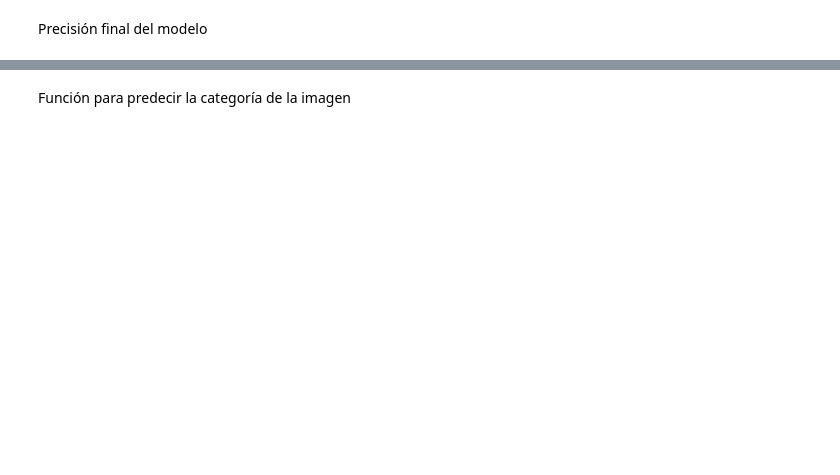
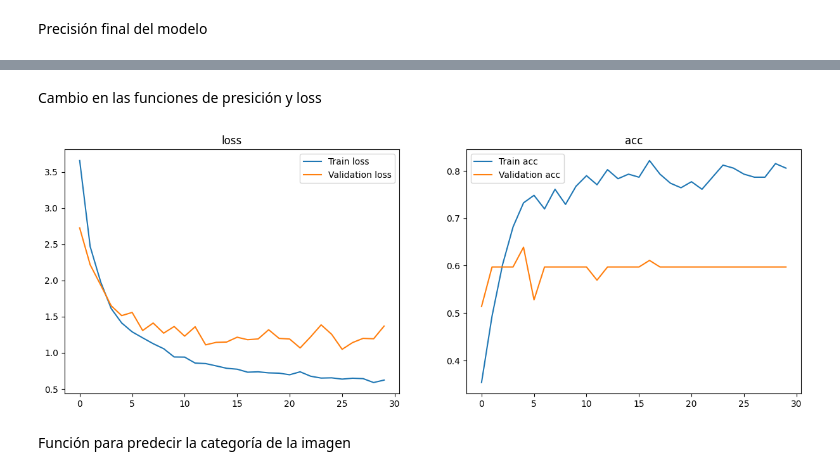
Before and after one commit to LS-Santos-G/Proyecto-final-de-matematicas-discretas, a Jupyter notebook: main.ipynb, the cells around one changed output, grey strips where cells are left out. Saved outputs shown, nothing was run; the diff lists cells and outputs as text; code cells hidden in the pictures; blank space fills up the shorter version.

```diff
--- a/main.ipynb
+++ b/main.ipynb
@@ -48,8 +39,9 @@ splitfolders.ratio(
 #img_size = (130, 162)
 img_size = (224, 224)
 
-batch_size = 32
+batch_size = 16
 
+#Regularización
 train_datagen = ImageDataGenerator(
     preprocessing_function= preprocess_input, #usa la funcion preprocess input de resNet50
     rotation_range=20, #rota las imagenes aleatoreamente
@@ -58,6 +50,7 @@ train_datagen = ImageDataGenerator(
     shear_range=0.2,
     zoom_range= 0.2,
     horizontal_flip=True,
+    vertical_flip=True,
     fill_mode= 'nearest'
 )
 # %%
@@ -78,7 +71,8 @@ train_data = train_datagen.flow_from_directory(
     train_dir,
     target_size=img_size,
     batch_size=batch_size,
-    class_mode='categorical'
+    class_mode='categorical',
+    shuffle=True
 )
 
 valid_data = valid_datagen.flow_from_directory(
@@ -126,7 +118,7 @@ E0000 00:00:1779069142.608491   30028 cuda_platform.cc:52] failed call to cuInit
 model = models.Sequential([
     base_model,
     layers.GlobalAveragePooling2D(), #ambas son fully connected layers
-    layers.Dense(128, activation='relu'), #128 neuronas, con funcion de activacion relu
+    layers.Dense(128, activation='relu', kernel_regularizer='l2'), #128 neuronas, con funcion de activacion relu
     layers.Dropout(0.25), # desactiva de forma aleatorea 25% de las variables de entrada
     layers.Dense(5, activation='softmax') #5 neuronas, funcion de activacion softmax
 ])
@@ -140,5 +132,9 @@ model.compile(optimizer='adam', #adaptive moment estimation, es eficiente
 Entrenamiento del modelo
 # %%
 import scipy
-model.fit(train_data, epochs=100, validation_data=valid_data)
+#Para el entrenamiento si no disminuye el loss en tres épocas
+#callback = tf.keras.callbacks.EarlyStopping(monitor='loss', patience=3)
+
+#history = model.fit(train_data, epochs=30, validation_data=valid_data, callbacks=[callback])
+history = model.fit(train_data, epochs=30, validation_data=valid_data)
 # %% [output]
@@ -173,4 +166,21 @@ print(f'Precisión de la prueba: {test_accuracy * 100:.2f}%')
 Precisión de la prueba: 58.75%
+# %% [markdown]
+Cambio en las funciones de presición y loss
+# %%
+def show_final_history(history):
+    fig, ax = plt.subplots(1, 2, figsize=(15,5))
+    ax[0].set_title('loss')
+    ax[0].plot(history.epoch, history.history["loss"], label="Train loss")
+    ax[0].plot(history.epoch, history.history["val_loss"], label="Validation loss")
+    ax[1].set_title('acc')
+    ax[1].plot(history.epoch, history.history["accuracy"], label="Train acc")
+    ax[1].plot(history.epoch, history.history["val_accuracy"], label="Validation acc")
+    ax[0].legend()
+    ax[1].legend()
+
+show_final_history(history)
+# %% [output]
+[figure, added]
 # %% [markdown]
 Función para predecir la categoría de la imagen
 # %%
```
Also changed, not shown: parts of 7 cells of this notebook, 5 other files.
